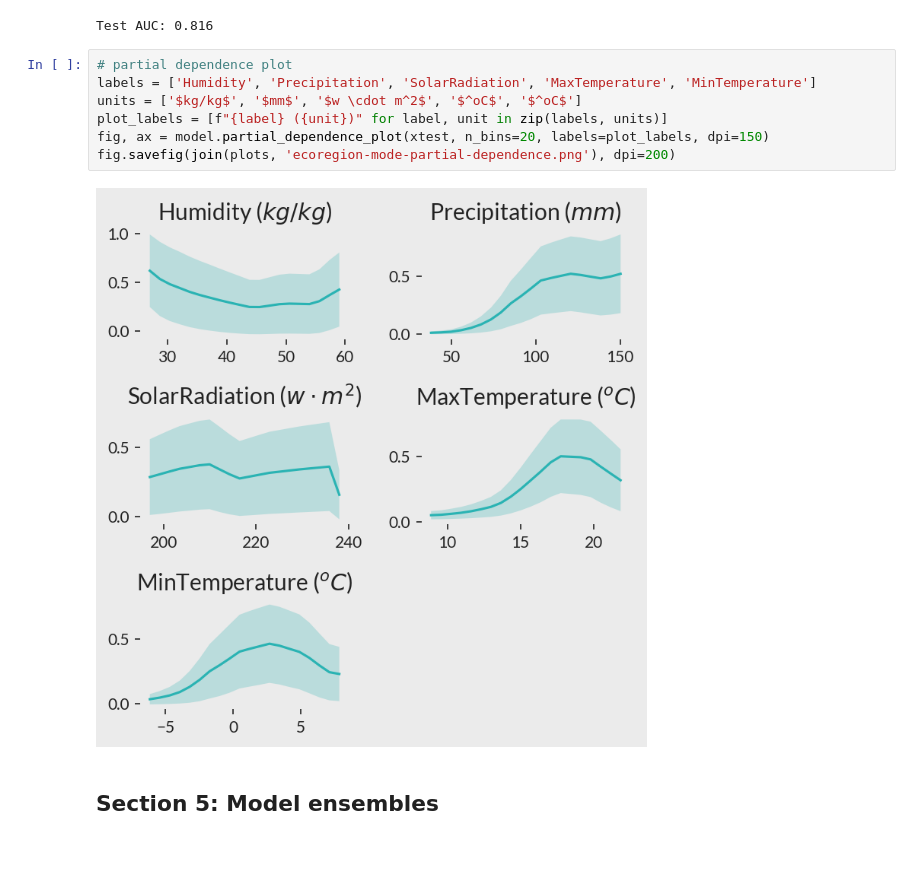
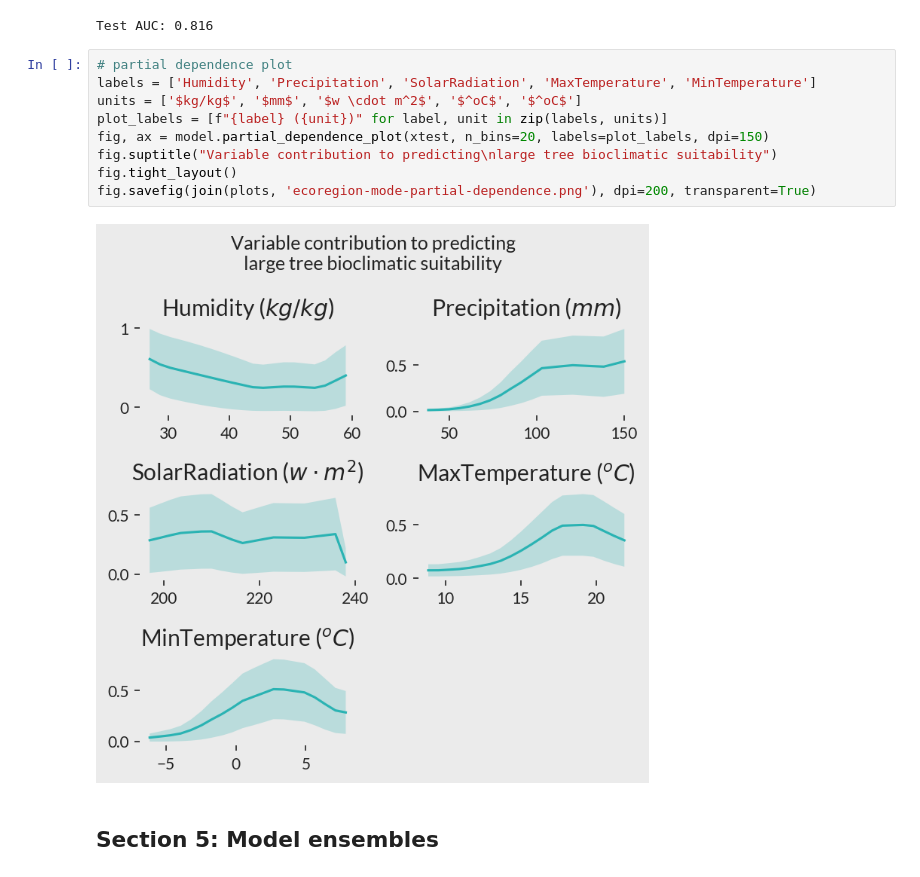
Before and after one commit to forestobservatory/cfo-big-trees, a Jupyter notebook: notebooks/ModelClimateScenarios.ipynb, the cells around one changed output. Drawn from its saved outputs; the diff is of its cells as text.

```diff
--- a/notebooks/ModelClimateScenarios.ipynb
+++ b/notebooks/ModelClimateScenarios.ipynb
@@ -216,12 +216,14 @@ Test AUC: 0.816
 # %%
 # partial dependence plot
 labels = ['Humidity', 'Precipitation', 'SolarRadiation', 'MaxTemperature', 'MinTemperature']
 units = ['$kg/kg$', '$mm$', '$w \cdot m^2$', '$^oC$', '$^oC$']
 plot_labels = [f"{label} ({unit})" for label, unit in zip(labels, units)]
 fig, ax = model.partial_dependence_plot(xtest, n_bins=20, labels=plot_labels, dpi=150)
-fig.savefig(join(plots, 'ecoregion-mode-partial-dependence.png'), dpi=200)
+fig.suptitle("Variable contribution to predicting\nlarge tree bioclimatic suitability")
+fig.tight_layout()
+fig.savefig(join(plots, 'ecoregion-mode-partial-dependence.png'), dpi=200, transparent=True)
 # %% [output]
-[figure, old version]
+[figure, new version]
 # %% [markdown]
 ## Section 5: Model ensembles
 # %% [markdown]
```
Also changed, not shown: parts of 4 cells of this notebook, 1 other file.
